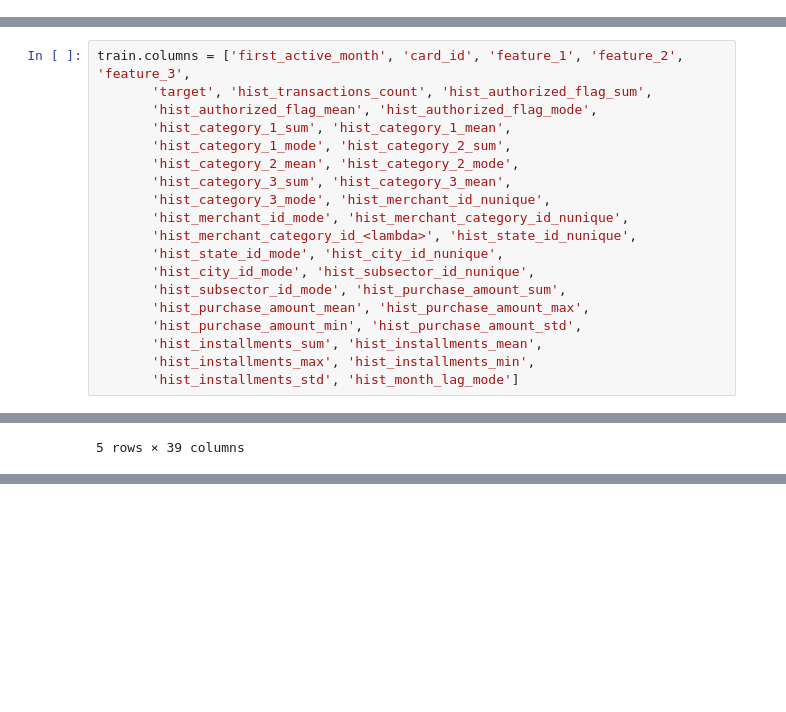
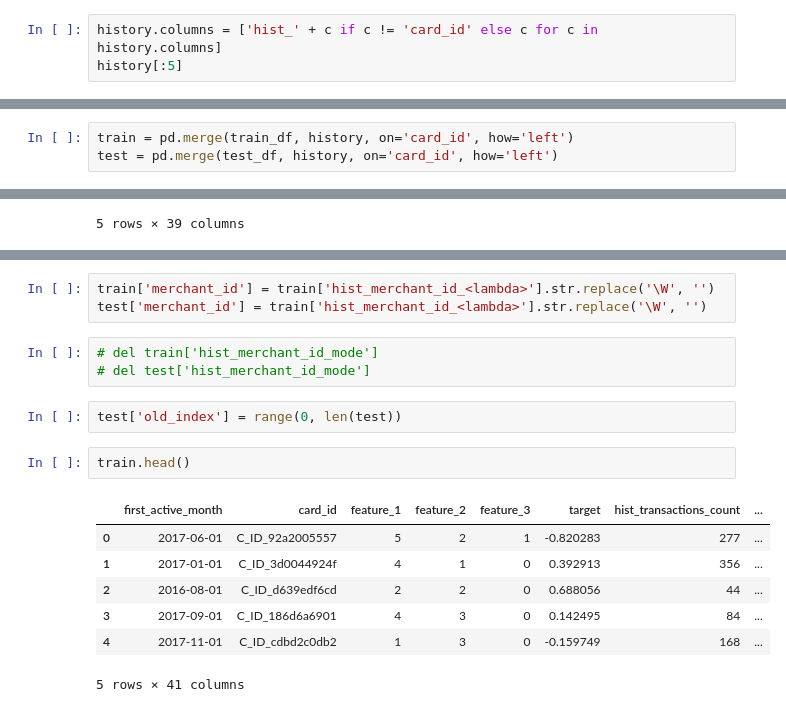
Before and after one commit to ahlusar1989/Kaggle-Elo-Merchant-Classification, a Jupyter notebook: df_optimization_plus_nn.ipynb, the cells around one changed output, grey strips where cells are left out. Cells and saved outputs as stored; diff of their text form; blank space fills up the shorter version.

```diff
--- a/df_optimization_plus_nn.ipynb
+++ b/df_optimization_plus_nn.ipynb
@@ -185,0 +321,3 @@ Index(['first_active_month', 'card_id', 'feature_1', 'feature_2', 'feature_3',
+# %%
+history.columns = ['hist_' + c if c != 'card_id' else c for c in history.columns]
+history[:5]
@@ -186,3 +343,6 @@ Index(['first_active_month', 'card_id', 'feature_1', 'feature_2', 'feature_3',
+# %%
+train = pd.merge(train_df, history, on='card_id', how='left')
+test = pd.merge(test_df, history, on='card_id', how='left')
 # %%
 train['hist_authorized_flag_<lambda>'] = train['hist_authorized_flag_<lambda>'].map(lambda x: str(x).lstrip('(').rstrip(',)')).astype(int)
 train['hist_category_1_<lambda>'] = train['hist_category_1_<lambda>'].map(lambda x: str(x).lstrip('(').rstrip(',)')).astype(int)
@@ -229,22 +370,3 @@ test.columns = ['first_active_month', 'card_id', 'feature_1', 'feature_2', 'feat
-# %%
-train.columns = ['first_active_month', 'card_id', 'feature_1', 'feature_2', 'feature_3',
-       'target', 'hist_transactions_count', 'hist_authorized_flag_sum',
-       'hist_authorized_flag_mean', 'hist_authorized_flag_mode',
-       'hist_category_1_sum', 'hist_category_1_mean',
-       'hist_category_1_mode', 'hist_category_2_sum',
-       'hist_category_2_mean', 'hist_category_2_mode',
-       'hist_category_3_sum', 'hist_category_3_mean',
-       'hist_category_3_mode', 'hist_merchant_id_nunique',
-       'hist_merchant_id_mode', 'hist_merchant_category_id_nunique',
-       'hist_merchant_category_id_<lambda>', 'hist_state_id_nunique',
-       'hist_state_id_mode', 'hist_city_id_nunique',
-       'hist_city_id_mode', 'hist_subsector_id_nunique',
-       'hist_subsector_id_mode', 'hist_purchase_amount_sum',
-       'hist_purchase_amount_mean', 'hist_purchase_amount_max',
-       'hist_purchase_amount_min', 'hist_purchase_amount_std',
-       'hist_installments_sum', 'hist_installments_mean',
-       'hist_installments_max', 'hist_installments_min',
-       'hist_installments_std', 'hist_month_lag_mode']
 # %%
 test.head()
 # %% [output]
@@ -354,0 +735,18 @@ merchants_data_all = aggregate_merchants(merchants_df_)
+# %%
+train['merchant_id'] = train['hist_merchant_id_<lambda>'].str.replace('\W', '')
+test['merchant_id'] = train['hist_merchant_id_<lambda>'].str.replace('\W', '')
+# %%
+# del train['hist_merchant_id_mode']
+# del test['hist_merchant_id_mode']
+# %%
+test['old_index'] = range(0, len(test))
+# %%
+train.head()
+# %% [output]
+|  | first_active_month | card_id | feature_1 | feature_2 | feature_3 | target | hist_transactions_count | ... |
+| 0 | 2017-06-01 | C_ID_92a2005557 | 5 | 2 | 1 | -0.820283 | 277 | ... |
+| 1 | 2017-01-01 | C_ID_3d0044924f | 4 | 1 | 0 | 0.392913 | 356 | ... |
+| 2 | 2016-08-01 | C_ID_d639edf6cd | 2 | 2 | 0 | 0.688056 | 44 | ... |
+| 3 | 2017-09-01 | C_ID_186d6a6901 | 4 | 3 | 0 | 0.142495 | 84 | ... |
+| 4 | 2017-11-01 | C_ID_cdbd2c0db2 | 1 | 3 | 0 | -0.159749 | 168 | ... |
+5 rows × 41 columns
```
Also changed, not shown: parts of 130 cells of this notebook.
